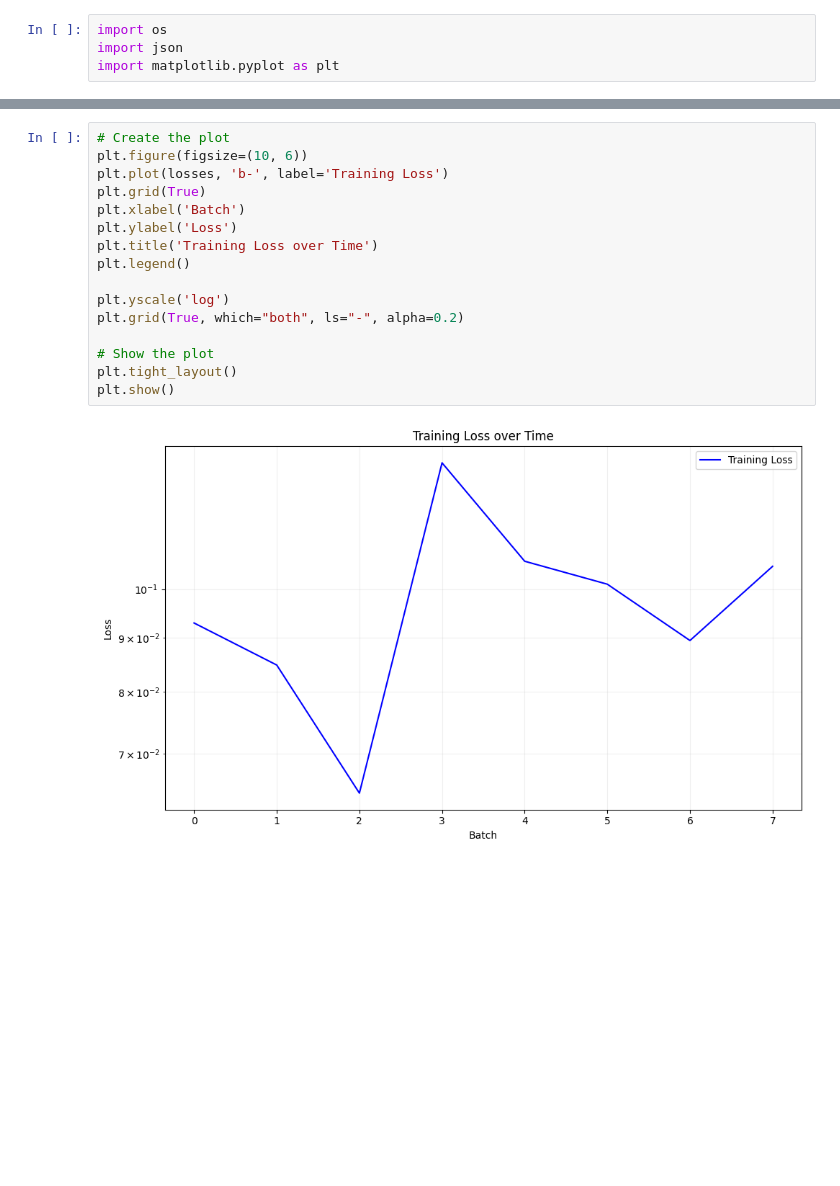
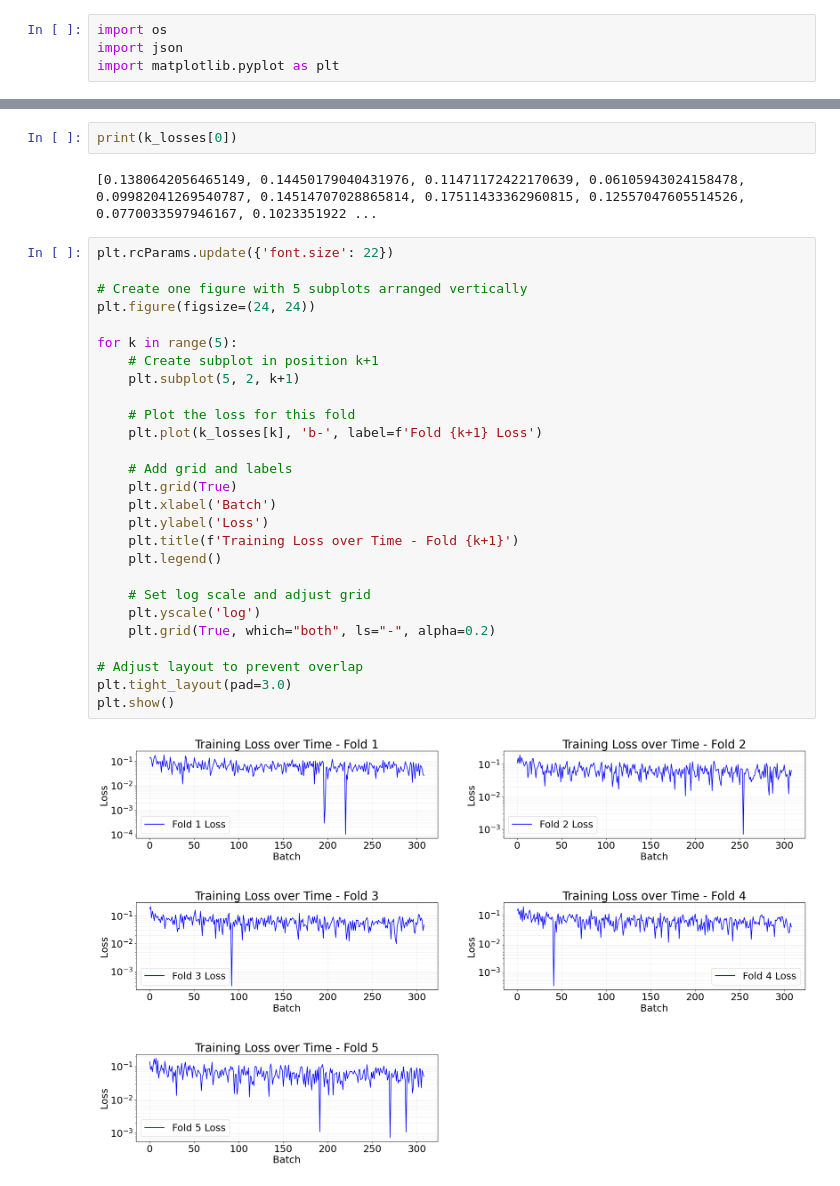
Before and after one commit to zacharyabolton/historical_av_with_SBERT, a Jupyter notebook: notebooks/run_visualizer.ipynb, the cells around one changed output, grey strips where cells are left out. Drawn from its saved outputs; the diff is of its cells as text; blank space fills up the shorter version.

Commit message:
Visualize K-Folds
Updates visualizer to work with K-Folds' runs.

```diff
--- a/notebooks/run_visualizer.ipynb
+++ b/notebooks/run_visualizer.ipynb
@@ -58,18 +67,33 @@ params
+# %%
+print(k_losses[0])
+# %% [output]
+[0.1380642056465149, 0.14450179040431976, 0.11471172422170639, 0.06105943024158478, 0.09982041269540787, 0.14514707028865814, 0.17511433362960815, 0.12557047605514526, 0.0770033597946167, 0.1023351922 ...
 # %%
-# Create the plot
-plt.figure(figsize=(10, 6))
-plt.plot(losses, 'b-', label='Training Loss')
-plt.grid(True)
-plt.xlabel('Batch')
-plt.ylabel('Loss')
-plt.title('Training Loss over Time')
-plt.legend()
+plt.rcParams.update({'font.size': 22})
 
-plt.yscale('log')
-plt.grid(True, which="both", ls="-", alpha=0.2)
+# Create one figure with 5 subplots arranged vertically
+plt.figure(figsize=(24, 24))
 
-# Show the plot
-plt.tight_layout()
+for k in range(5):
+    # Create subplot in position k+1
+    plt.subplot(5, 2, k+1)
+
+    # Plot the loss for this fold
+    plt.plot(k_losses[k], 'b-', label=f'Fold {k+1} Loss')
+
+    # Add grid and labels
+    plt.grid(True)
+    plt.xlabel('Batch')
+    plt.ylabel('Loss')
+    plt.title(f'Training Loss over Time - Fold {k+1}')
+    plt.legend()
+
+    # Set log scale and adjust grid
+    plt.yscale('log')
+    plt.grid(True, which="both", ls="-", alpha=0.2)
+
+# Adjust layout to prevent overlap
+plt.tight_layout(pad=3.0)
 plt.show()
 # %% [output]
-[figure, old version]
+[figure, new version]
```
Also changed, not shown: parts of 2 cells of this notebook.
